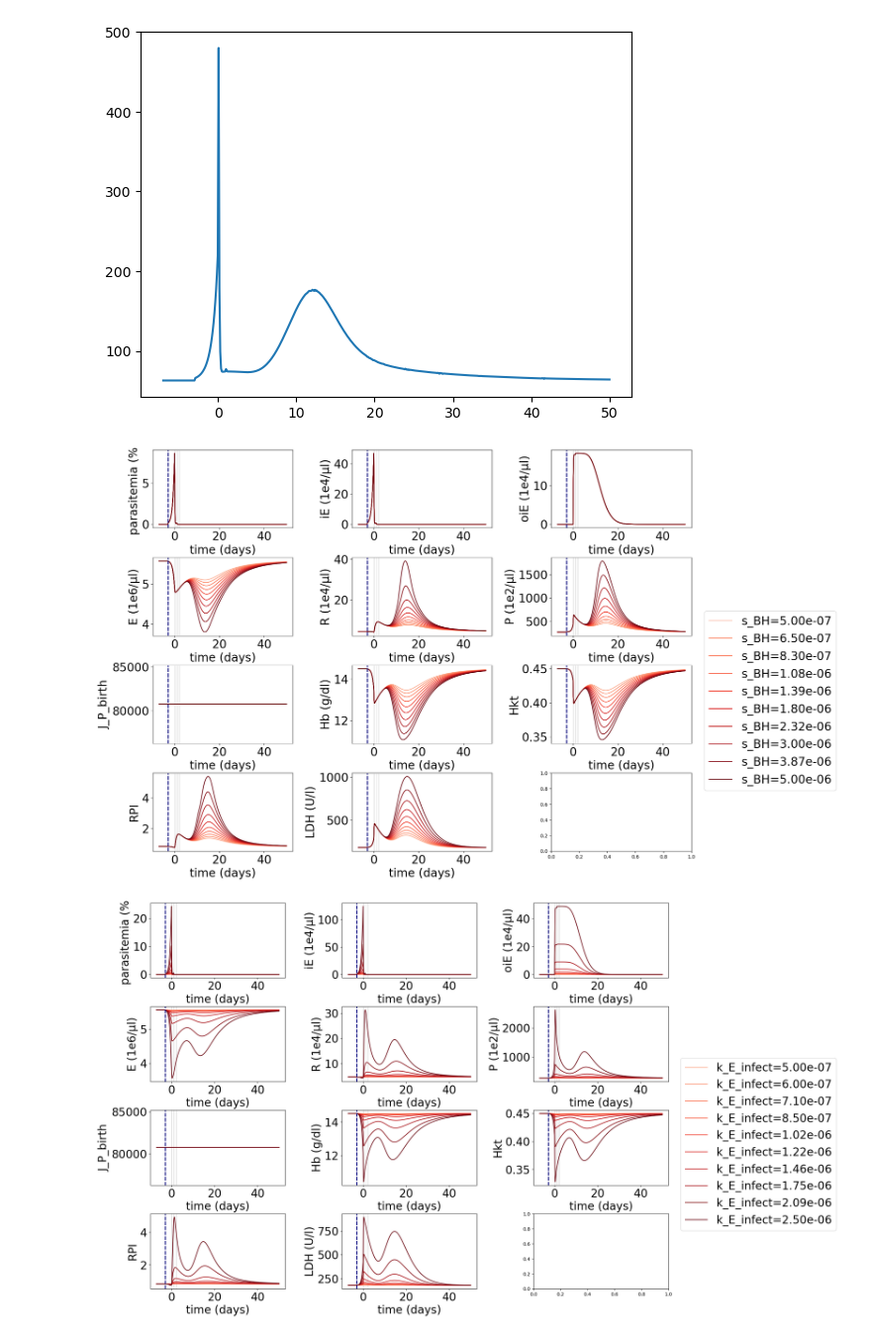
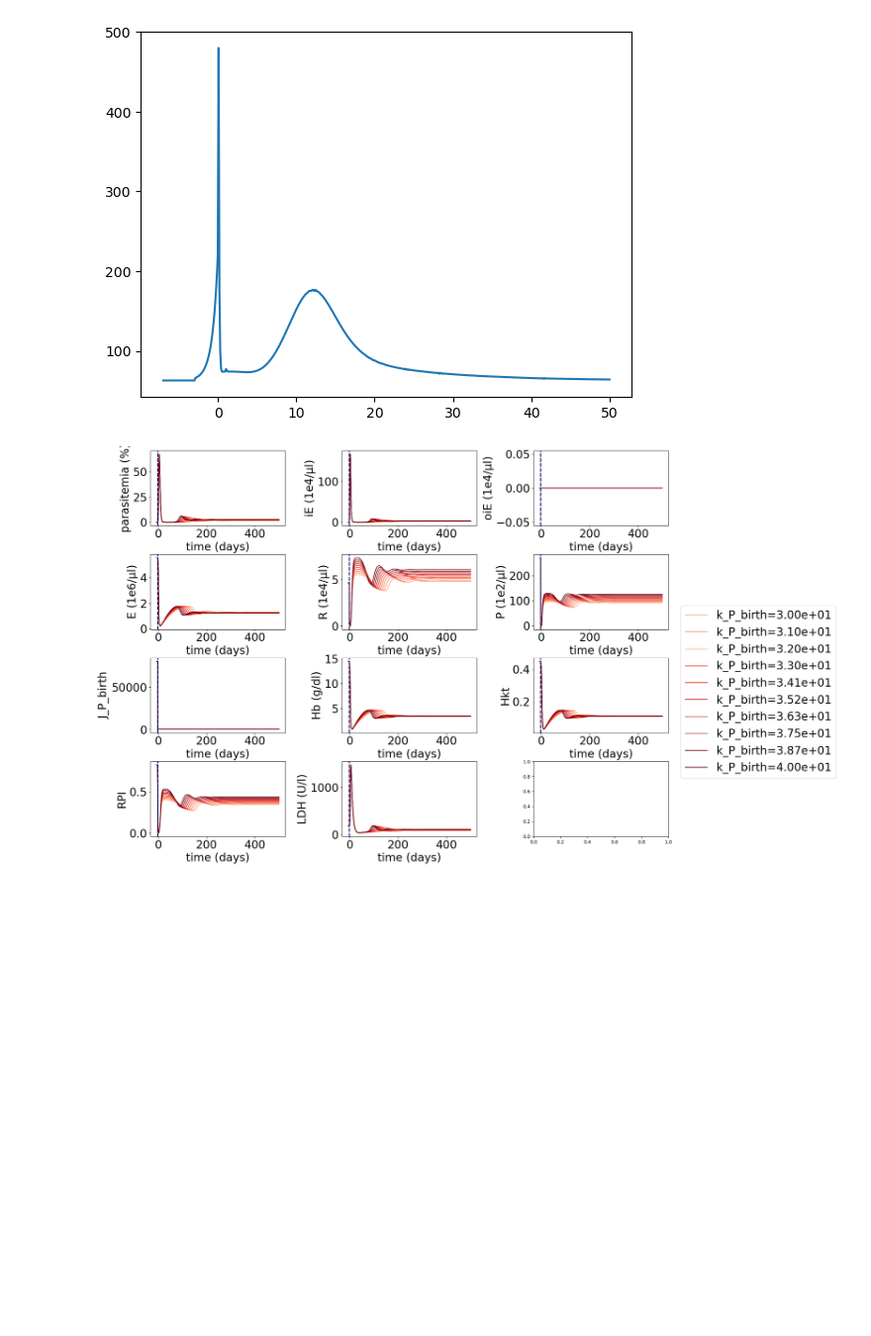
Before and after one commit to Nexia23/PTH_model_chapter, a Jupyter notebook: LCT_model/run_delay_model.ipynb, the cells around one changed output. Shown at 99% size. Saved outputs shown, nothing was run; the diff lists cells and outputs as text; code cells hidden in the pictures; blank space fills up the shorter version.

Commit message:
added bool for medication

```diff
--- a/LCT_model/run_delay_model.ipynb
+++ b/LCT_model/run_delay_model.ipynb
@@ -71,6 +71,7 @@ plt.show()
 # %%
 def simulate_model(model_path: str = 'LCT_OIE.ant', infection_pars: dict = {},
                    ss_duration:float=4.,pre_t:float=3.0, simulation_end:float=50.0,
+                   bool_med =True,
                    selections:list=['time', '[R]', '[iE]', '[E]','[M]', 'oiE', 'Hkt',
                                      'Hb', 'LDH', 'parasitemia', 'RPI', 'J_oiE_death',
                                      'J_P_birth', 'J_P_death',
@@ -92,7 +93,7 @@ def simulate_model(model_path: str = 'LCT_OIE.ant', infection_pars: dict = {},
         model.setValue(p, infection_pars[p])
 
     # ACT addition
-    model.events_medication_on = True
+    model.events_medication_on = bool_med
     act_res = model.simulate(-pre_t, simulation_end, 501, selections=selections) #int(simulation_end+pre_t)*10
     act_res_df = pd.DataFrame(act_res, columns=act_res.colnames)
 
@@ -154,11 +155,11 @@ species_to_analyze = OrderedDict({
 # k_P_birth 295
 # Definition der Parameter-Boundaries
 params_bounds = OrderedDict({
-    's_BH': (5e-7, 5e-6),
-    'k_E_infect': (5e-7, 2.5e-6),
-    #'k_P_birth': (50, 4000)
-    'a_P_d':(15000,60600),
-    'k_iE_pit_frac': (0.1,1.1),
+    #'s_BH': (5e-7, 5e-6),
+    #'k_E_infect': (5e-7, 2.5e-6),
+    'k_P_birth': (3e1, 4e1),
+    #'a_P_d':(15000,60600),
+    #'k_iE_pit_frac': (0.1,1.1),
 })
 
 pre_t = 3
@@ -187,8 +188,8 @@ for i, (param, values) in enumerate(param_values.items()):
     size_of_font = 24
 
     for idx, value in enumerate(values):
-        result = simulate_model(model_path='LCT_OIE.ant', infection_pars={param: 10**value},
-                                pre_t=pre_t, selections=['time']+list(species_to_analyze.keys()))
+        result = simulate_model(model_path='LCT_OIE.ant', infection_pars={param: 10**value}, bool_med=False,
+                                pre_t=pre_t,simulation_end=500, selections=['time']+list(species_to_analyze.keys()))
 
         for j, specie in enumerate (species_to_analyze.keys()):
 
@@ -197,32 +198,31 @@ for i, (param, values) in enumerate(param_values.items()):
 
 
             axs[row, col].plot(result['time'], result[specie]/species_to_analyze[specie][1],
                                label=f'{param}={round(10**value,8):.2e}',
                                color=cmap(color_start + idx * (00.8 / num_values_per_param)))
             axs[row, col].set_xlabel('time (days)',fontsize= size_of_font)
             axs[row, col].set_ylabel(species_to_analyze[specie][0],fontsize= size_of_font)
             axs[row, col].tick_params(labelsize=size_of_font)
 
             axs[row, col].axvspan(0, 0.3, facecolor='gainsboro', alpha=1, linewidth=2) #, label='ACT Administration')
             axs[row, col].axvspan(1, 1.3, facecolor='gainsboro', alpha=1, linewidth=2)
             axs[row, col].axvspan(2, 2.3, facecolor='gainsboro', alpha=1, linewidth=2)
 
             axs[row, col].axvline(-pre_t, color='navy', alpha=1, linewidth=2, linestyle='--')
 
 
         handles, labels = axs[row, col].get_legend_handles_labels()  # Legend Box outsides Subplots
 
 
     axs[-1, -1].legend(handles, labels, loc='lower left',
                        bbox_to_anchor=(1.05, 0.7),fontsize= size_of_font) #bbox (nach rechts-links, oben-unten, negativ yes)
 
 
 #plt.savefig("./figures/paramscan_BHmax_short.pdf", format="pdf",bbox_inches='tight')
     plt.show()
 
 #print(handles, labels)
 
 #plt.savefig("plot.pdf")
 # %% [output]
-[figure, old version]
+[figure, new version]
-[figure, removed]
```
Also changed, not shown: parts of 1 cell of this notebook.
